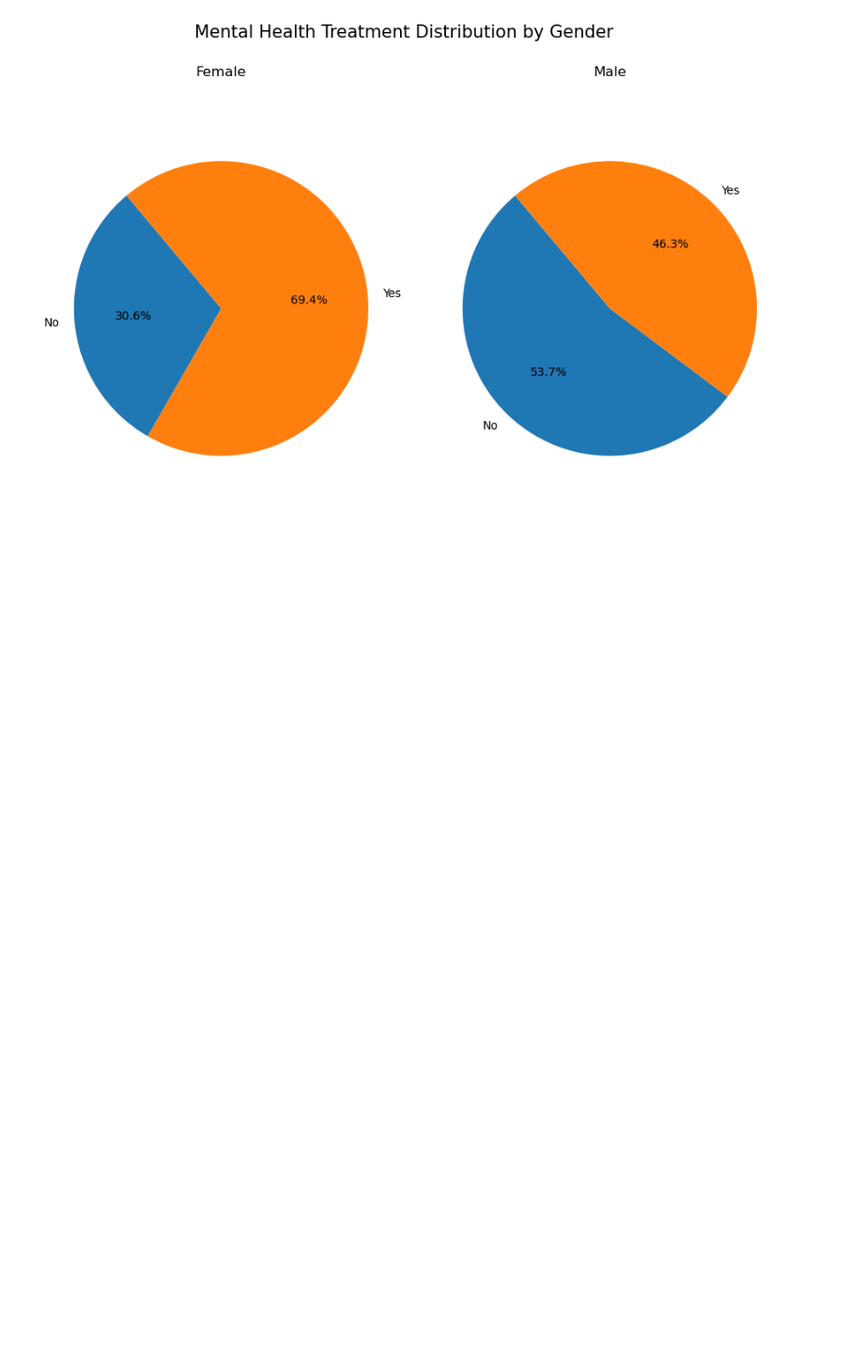
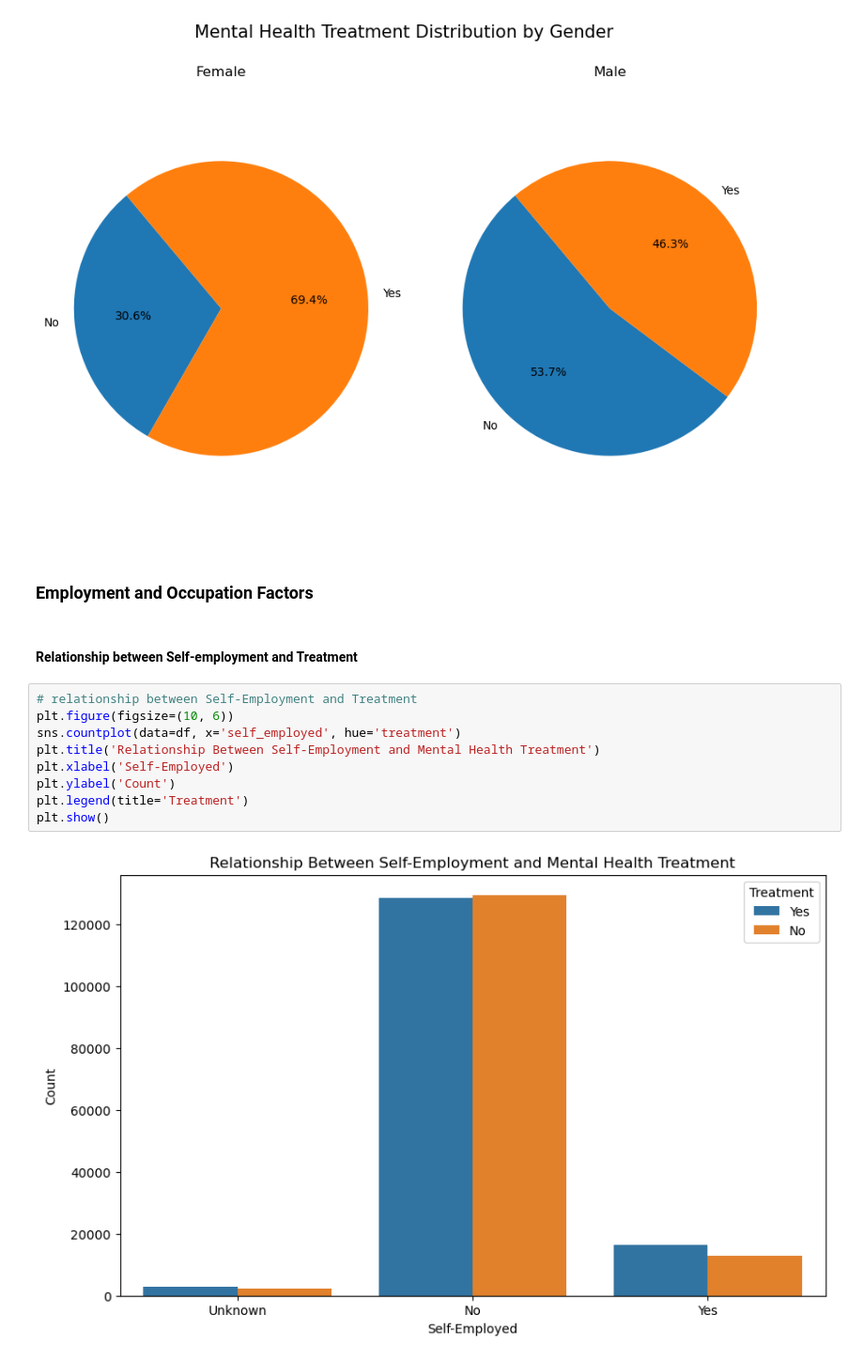
Before and after one commit to reneczka/mental-health, a Jupyter notebook: mental_health.ipynb, the cells around one changed output. Shown: that part at 94% size. Cells and saved outputs as stored; diff of their text form; blank space fills up the shorter version.

```diff
--- a/mental_health.ipynb
+++ b/mental_health.ipynb
@@ -199,4 +199,19 @@ plt.suptitle('Mental Health Treatment Distribution by Gender', fontsize=15)
 plt.show()
 # %% [output]
 [figure]
+# %% [markdown]
+### Employment and Occupation Factors
+# %% [markdown]
+#### Relationship between Self-employment and Treatment
+# %%
+# relationship between Self-Employment and Treatment
+plt.figure(figsize=(10, 6))
+sns.countplot(data=df, x='self_employed', hue='treatment')
+plt.title('Relationship Between Self-Employment and Mental Health Treatment')
+plt.xlabel('Self-Employed')
+plt.ylabel('Count')
+plt.legend(title='Treatment')
+plt.show()
+# %% [output]
+[figure, added]
 # %% [markdown]
```
Also changed, not shown: parts of 19 cells of this notebook, 6 other files.
